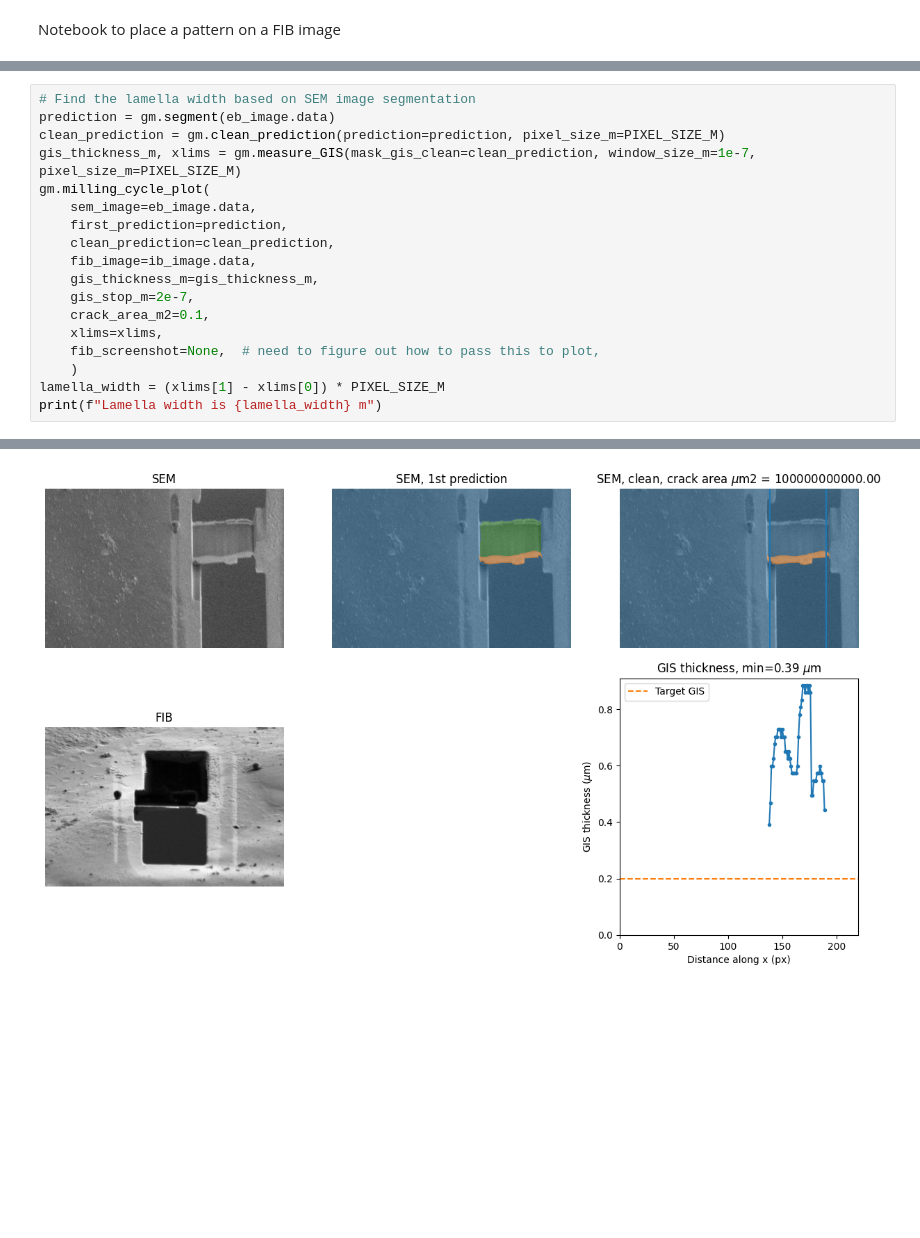
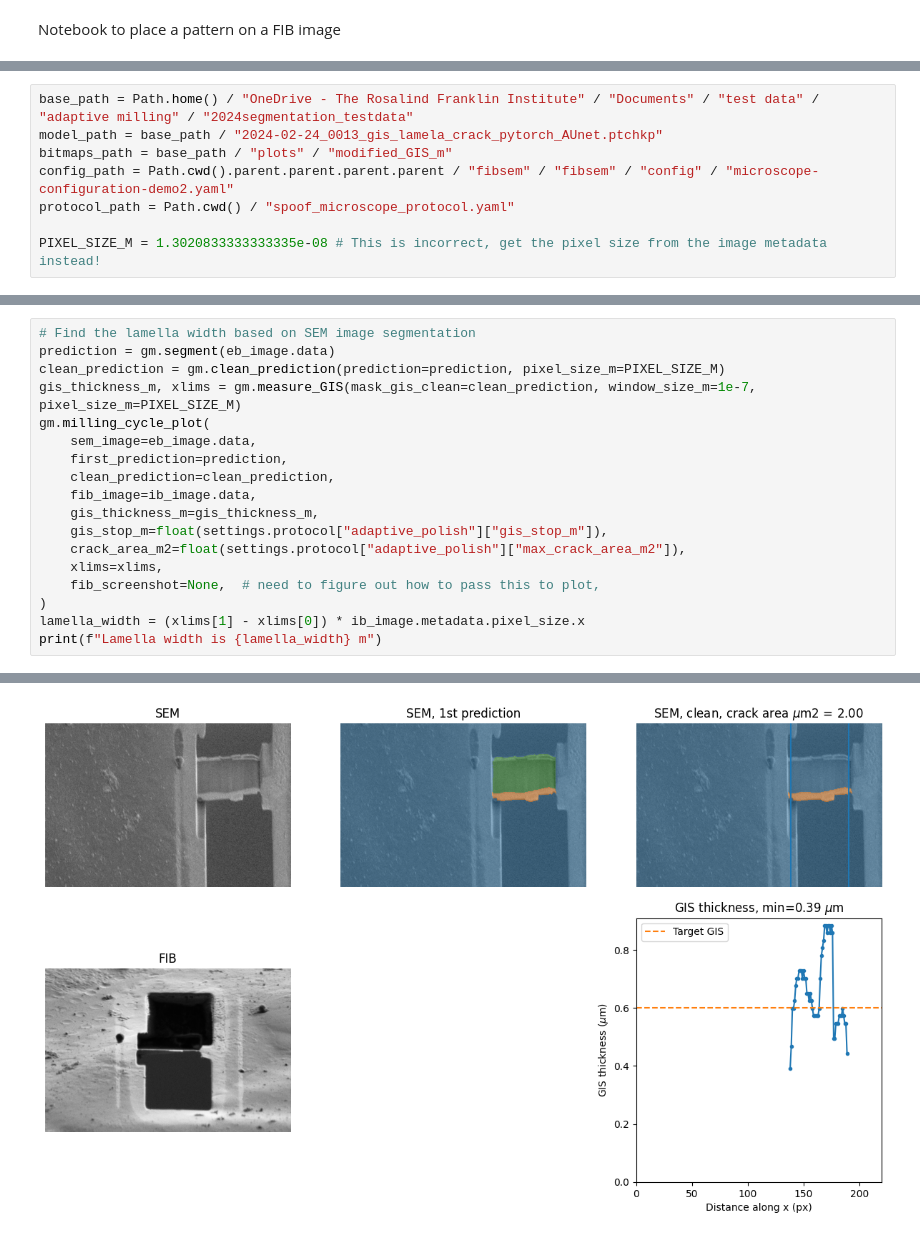
Before and after one commit to rosalindfranklininstitute/adaptive_milling, a Jupyter notebook: src/adaptive_polish/scripts/pattern_placement.ipynb, the cells around one changed output, grey strips where cells are left out. Cells and saved outputs as stored; diff of their text form; blank space fills up the shorter version.

```diff
--- a/src/adaptive_polish/scripts/pattern_placement.ipynb
+++ b/src/adaptive_polish/scripts/pattern_placement.ipynb
@@ -40,0 +39,8 @@ microscope, settings = utils.setup_session(config_path=config_path, protocol_pat
+# %%
+base_path = Path.home() / "OneDrive - The Rosalind Franklin Institute" / "Documents" / "test data" / "adaptive milling" / "2024segmentation_testdata"
+model_path = base_path / "2024-02-24_0013_gis_lamela_crack_pytorch_AUnet.ptchkp"
+bitmaps_path = base_path / "plots" / "modified_GIS_m"
+config_path = Path.cwd().parent.parent.parent.parent / "fibsem" / "fibsem" / "config" / "microscope-configuration-demo2.yaml"
+protocol_path = Path.cwd() / "spoof_microscope_protocol.yaml"
+
+PIXEL_SIZE_M = 1.3020833333333335e-08 # This is incorrect, get the pixel size from the image metadata instead!
@@ -79,11 +151,11 @@ gm.milling_cycle_plot(
     clean_prediction=clean_prediction,
     fib_image=ib_image.data,
     gis_thickness_m=gis_thickness_m,
-    gis_stop_m=2e-7,
-    crack_area_m2=0.1,
+    gis_stop_m=float(settings.protocol["adaptive_polish"]["gis_stop_m"]),
+    crack_area_m2=float(settings.protocol["adaptive_polish"]["max_crack_area_m2"]),
     xlims=xlims,
     fib_screenshot=None,  # need to figure out how to pass this to plot,
-    )
-lamella_width = (xlims[1] - xlims[0]) * PIXEL_SIZE_M
+)
+lamella_width = (xlims[1] - xlims[0]) * ib_image.metadata.pixel_size.x
 print(f"Lamella width is {lamella_width} m")
 # %% [output]
@@ -97 +169 @@ Lamella width is 4.7005208333333335e-06 m
-[figure, old version]
+[figure, new version]
```
Also changed, not shown: parts of 12 cells of this notebook.
